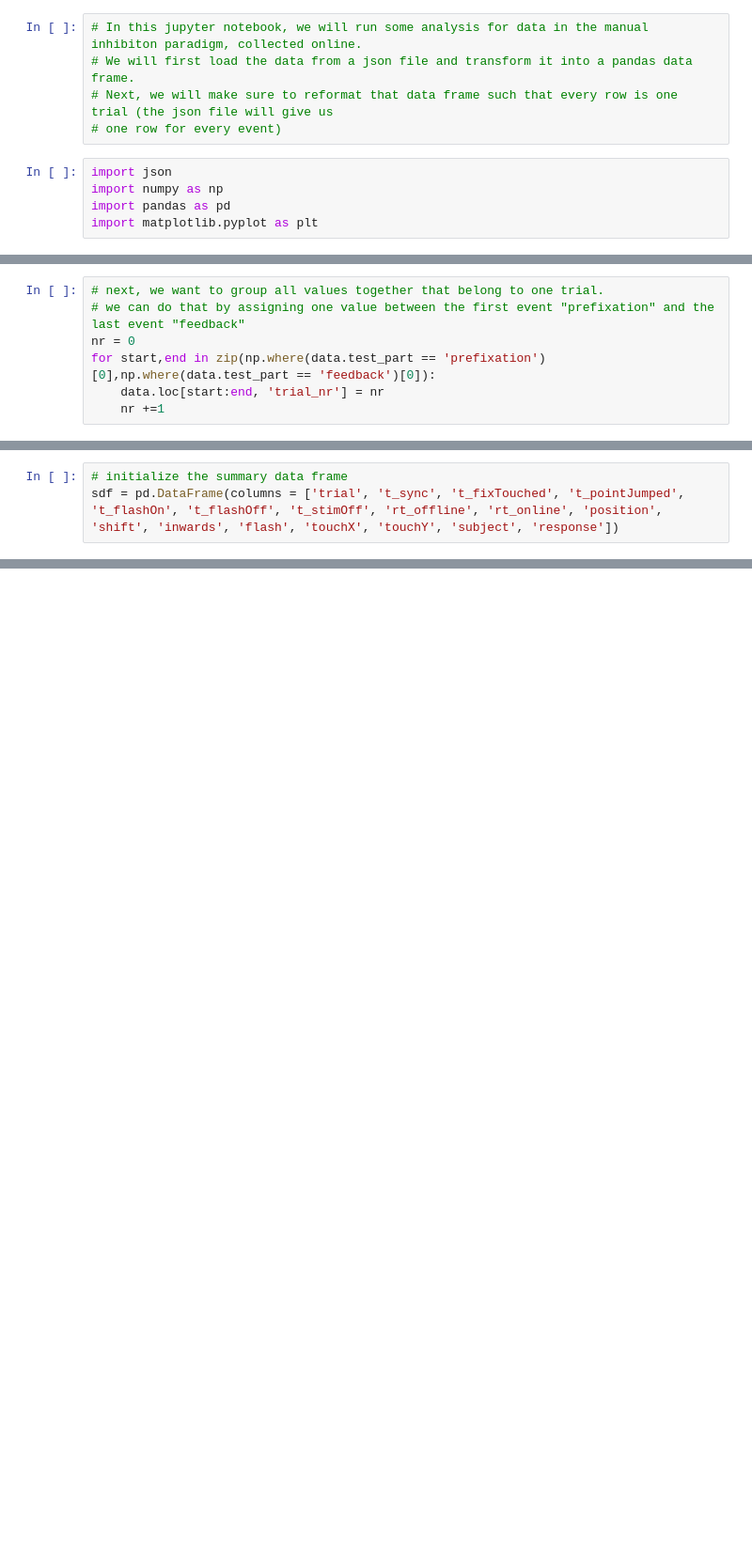
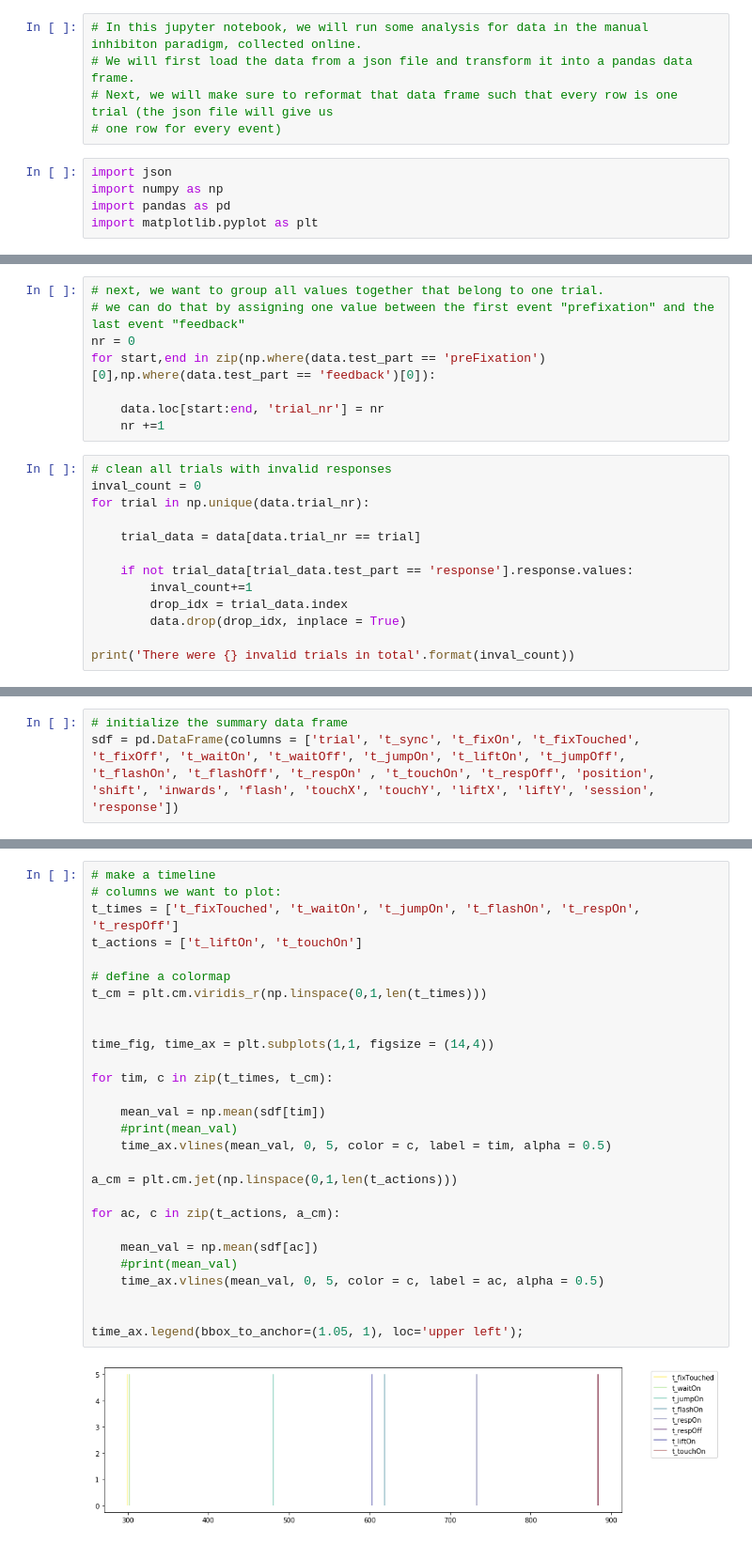
Before and after one commit to ClaraKuper/ManualInhibitionOnline, a Jupyter notebook: analysis/PreliminaryAnalysis.ipynb, the cells around one changed output, grey strips where cells are left out. Shown: that part at 94% size. Drawn from its saved outputs; the diff is of its cells as text; blank space fills up the shorter version.

Commit message:
shortened online version

```diff
--- a/analysis/PreliminaryAnalysis.ipynb
+++ b/analysis/PreliminaryAnalysis.ipynb
@@ -42,6 +110,20 @@ data
 # next, we want to group all values together that belong to one trial.
 # we can do that by assigning one value between the first event "prefixation" and the last event "feedback"
 nr = 0
-for start,end in zip(np.where(data.test_part == 'prefixation')[0],np.where(data.test_part == 'feedback')[0]):
+for start,end in zip(np.where(data.test_part == 'preFixation')[0],np.where(data.test_part == 'feedback')[0]):
+
     data.loc[start:end, 'trial_nr'] = nr
     nr +=1
+# %%
+# clean all trials with invalid responses
+inval_count = 0
+for trial in np.unique(data.trial_nr):
+
+    trial_data = data[data.trial_nr == trial]
+
+    if not trial_data[trial_data.test_part == 'response'].response.values:
+        inval_count+=1
+        drop_idx = trial_data.index
+        data.drop(drop_idx, inplace = True)
+
+print('There were {} invalid trials in total'.format(inval_count))
@@ -48,4 +132,4 @@ for start,end in zip(np.where(data.test_part == 'prefixation')[0],np.where(data.
 # %%
 # initialize the summary data frame
-sdf = pd.DataFrame(columns = ['trial', 't_sync', 't_fixTouched', 't_pointJumped', 't_flashOn', 't_flashOff', 't_stimOff', 'rt_offline', 'rt_online', 'position', 'shift', 'inwards', 'flash', 'touchX', 'touchY', 'subject', 'response'])
+sdf = pd.DataFrame(columns = ['trial', 't_sync', 't_fixOn', 't_fixTouched', 't_fixOff', 't_waitOn', 't_waitOff', 't_jumpOn', 't_liftOn', 't_jumpOff', 't_flashOn', 't_flashOff', 't_respOn' , 't_touchOn', 't_respOff', 'position', 'shift', 'inwards', 'flash', 'touchX', 'touchY', 'liftX', 'liftY', 'session', 'response'])
 # %%
@@ -119,0 +248,30 @@ sdf
+# %%
+# make a timeline
+# columns we want to plot:
+t_times = ['t_fixTouched', 't_waitOn', 't_jumpOn', 't_flashOn', 't_respOn', 't_respOff']
+t_actions = ['t_liftOn', 't_touchOn']
+
+# define a colormap
+t_cm = plt.cm.viridis_r(np.linspace(0,1,len(t_times)))
+
+
+time_fig, time_ax = plt.subplots(1,1, figsize = (14,4))
+
+for tim, c in zip(t_times, t_cm):
+
+    mean_val = np.mean(sdf[tim])
+    #print(mean_val)
+    time_ax.vlines(mean_val, 0, 5, color = c, label = tim, alpha = 0.5)
+
+a_cm = plt.cm.jet(np.linspace(0,1,len(t_actions)))
+
+for ac, c in zip(t_actions, a_cm):
+
+    mean_val = np.mean(sdf[ac])
+    #print(mean_val)
+    time_ax.vlines(mean_val, 0, 5, color = c, label = ac, alpha = 0.5)
+
+
+time_ax.legend(bbox_to_anchor=(1.05, 1), loc='upper left');
+# %% [output]
+[figure, added]
```
Also changed, not shown: parts of 10 cells of this notebook, 5 other files.
